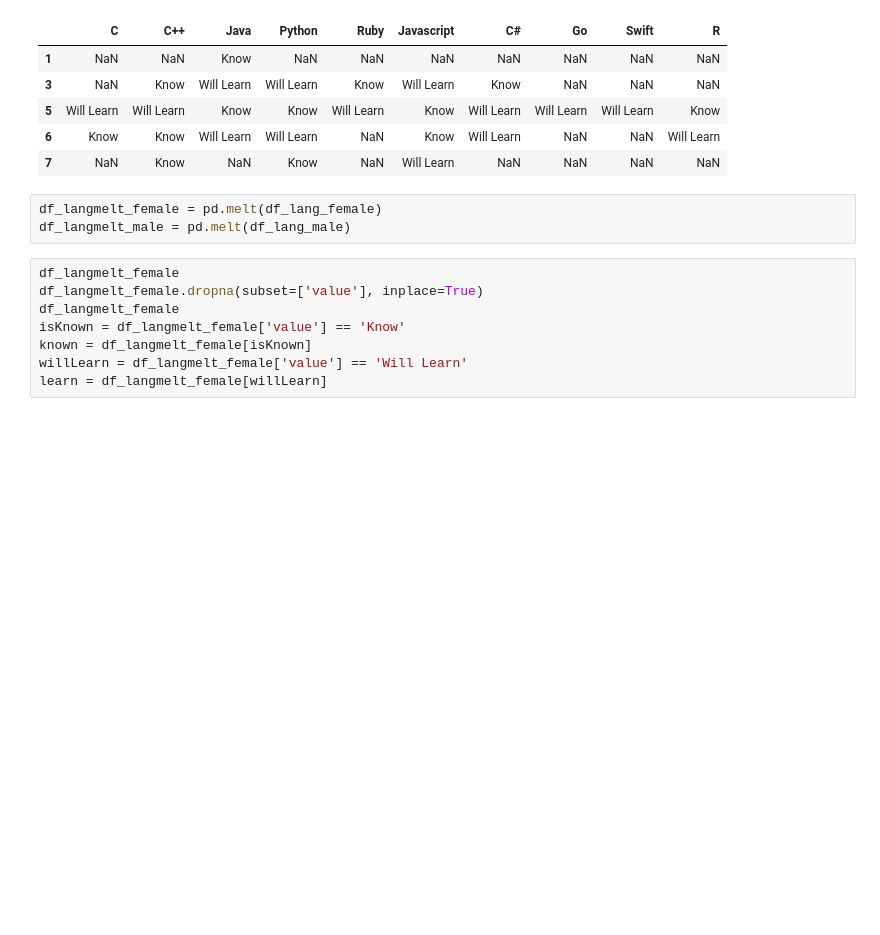
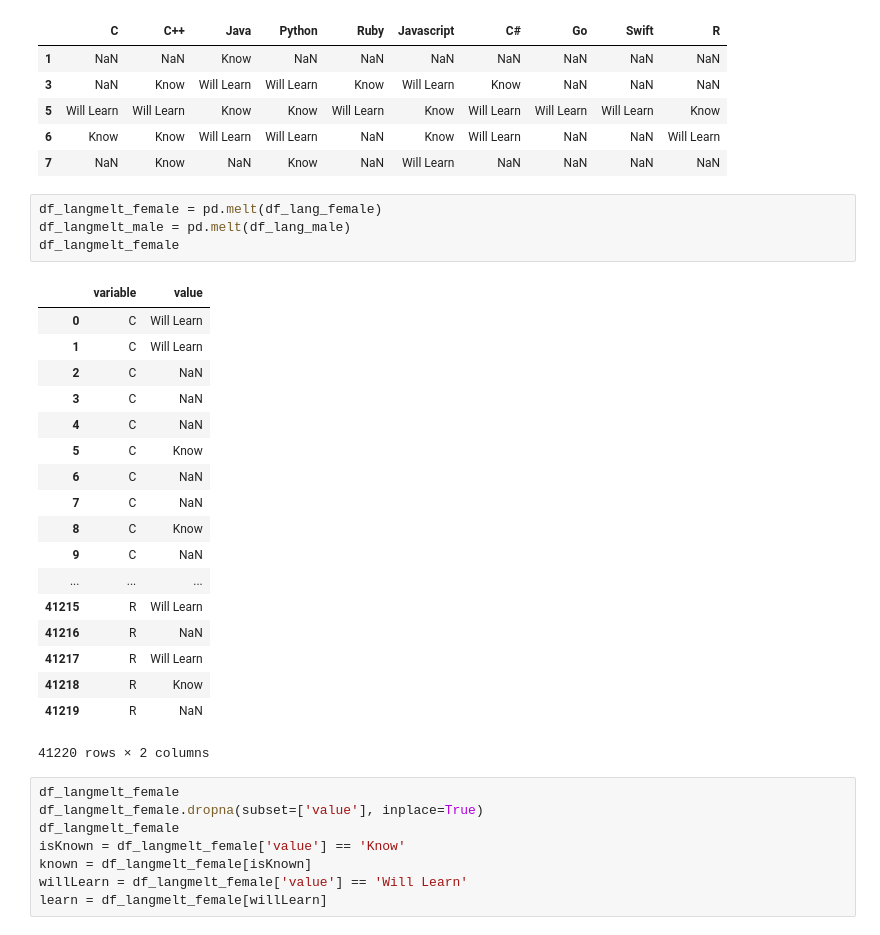
Before and after one commit to EricaTess/women-in-tech, a Jupyter notebook: clustering_project/Clustering-HackerRank-Data.ipynb, the cells around one changed output. Cells and saved outputs as stored; diff of their text form; blank space fills up the shorter version.

```diff
--- a/clustering_project/Clustering-HackerRank-Data.ipynb
+++ b/clustering_project/Clustering-HackerRank-Data.ipynb
@@ -153,6 +82,26 @@ df_lang_male.head()
 # %%
 df_langmelt_female = pd.melt(df_lang_female)
 df_langmelt_male = pd.melt(df_lang_male)
+df_langmelt_female
+# %% [output]
+|  | variable | value |
+| 0 | C | Will Learn |
+| 1 | C | Will Learn |
+| 2 | C | NaN |
+| 3 | C | NaN |
+| 4 | C | NaN |
+| 5 | C | Know |
+| 6 | C | NaN |
+| 7 | C | NaN |
+| 8 | C | Know |
+| 9 | C | NaN |
+| ... | ... | ... |
+| 41215 | R | Will Learn |
+| 41216 | R | NaN |
+| 41217 | R | Will Learn |
+| 41218 | R | Know |
+| 41219 | R | NaN |
+41220 rows × 2 columns
 # %%
 df_langmelt_female
 df_langmelt_female.dropna(subset=['value'], inplace=True)
```
Also changed, not shown: parts of 13 cells of this notebook.
